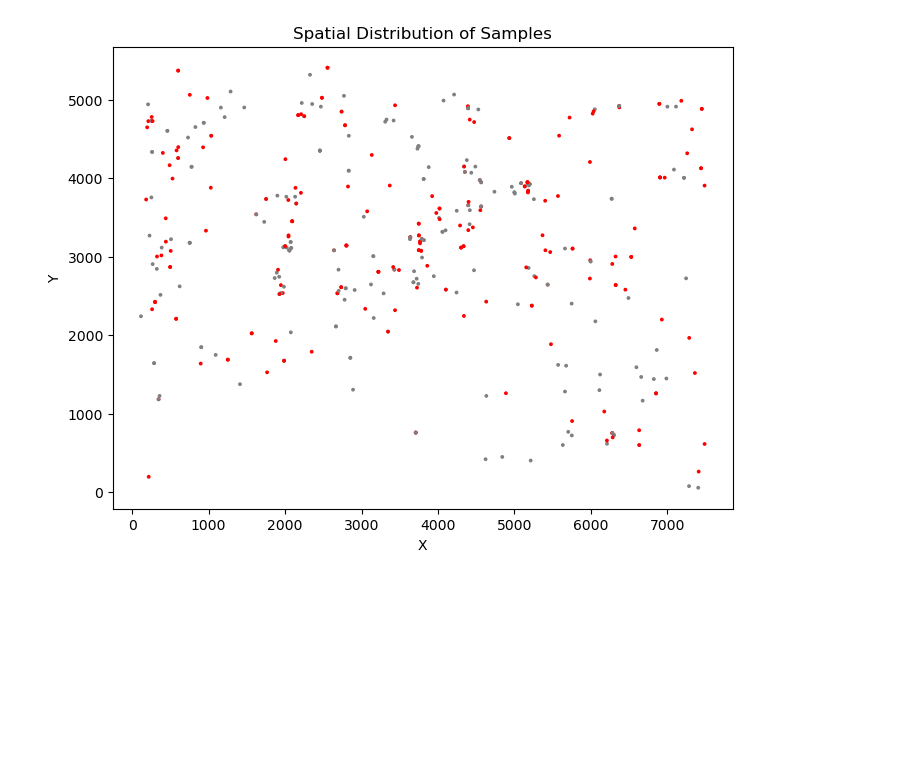
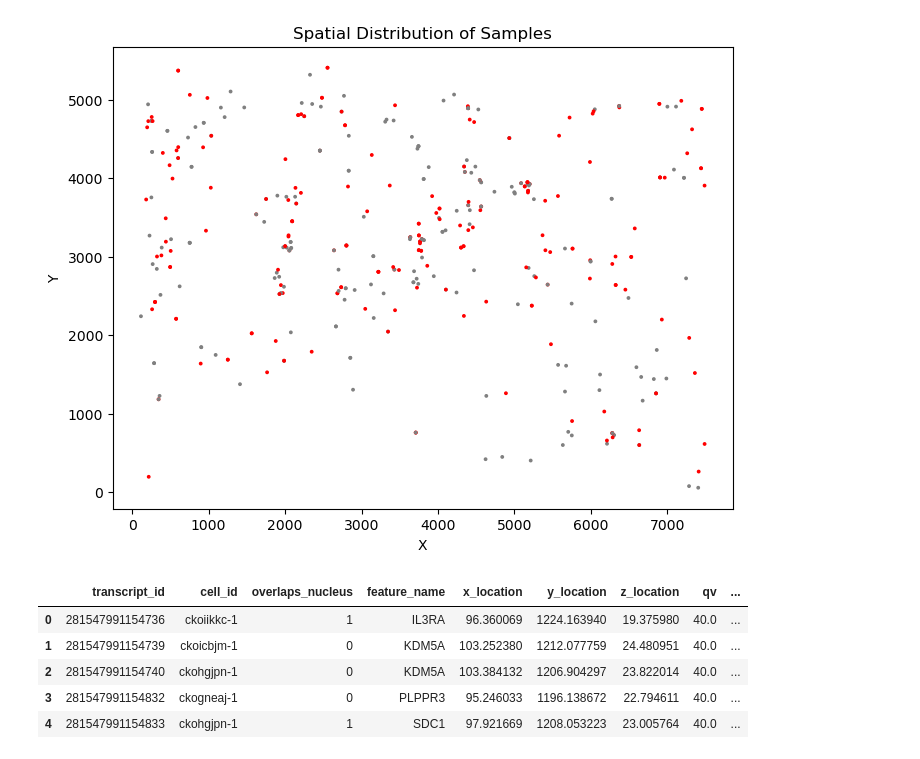
Before and after one commit to xwang97/SpatialDynamics, a Jupyter notebook: Analysis/play.ipynb, the cells around one changed output. Cells and saved outputs as stored; diff of their text form; code cells hidden in the pictures; blank space fills up the shorter version.

```diff
--- a/Analysis/play.ipynb
+++ b/Analysis/play.ipynb
@@ -80,0 +86,9 @@ plt.show()
+# %%
+transcripts.head()
+# %% [output]
+|  | transcript_id | cell_id | overlaps_nucleus | feature_name | x_location | y_location | z_location | qv | ... |
+| 0 | 281547991154736 | ckoiikkc-1 | 1 | IL3RA | 96.360069 | 1224.163940 | 19.375980 | 40.0 | ... |
+| 1 | 281547991154739 | ckoicbjm-1 | 0 | KDM5A | 103.252380 | 1212.077759 | 24.480951 | 40.0 | ... |
+| 2 | 281547991154740 | ckohgjpn-1 | 0 | KDM5A | 103.384132 | 1206.904297 | 23.822014 | 40.0 | ... |
+| 3 | 281547991154832 | ckogneaj-1 | 0 | PLPPR3 | 95.246033 | 1196.138672 | 22.794611 | 40.0 | ... |
+| 4 | 281547991154833 | ckohgjpn-1 | 1 | SDC1 | 97.921669 | 1208.053223 | 23.005764 | 40.0 | ... |
```
Also changed, not shown: parts of 1 cell of this notebook, 2 other files.
